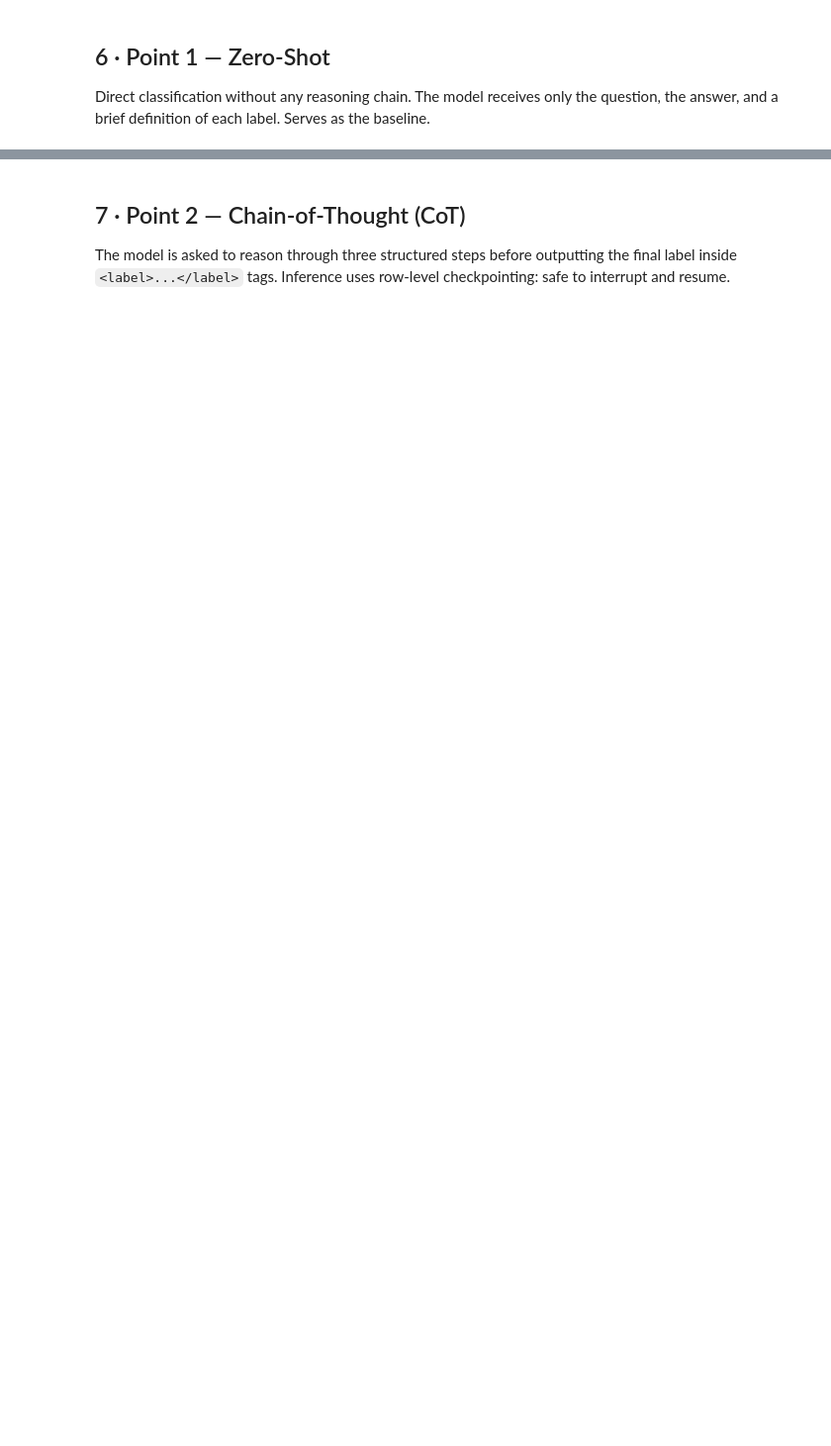
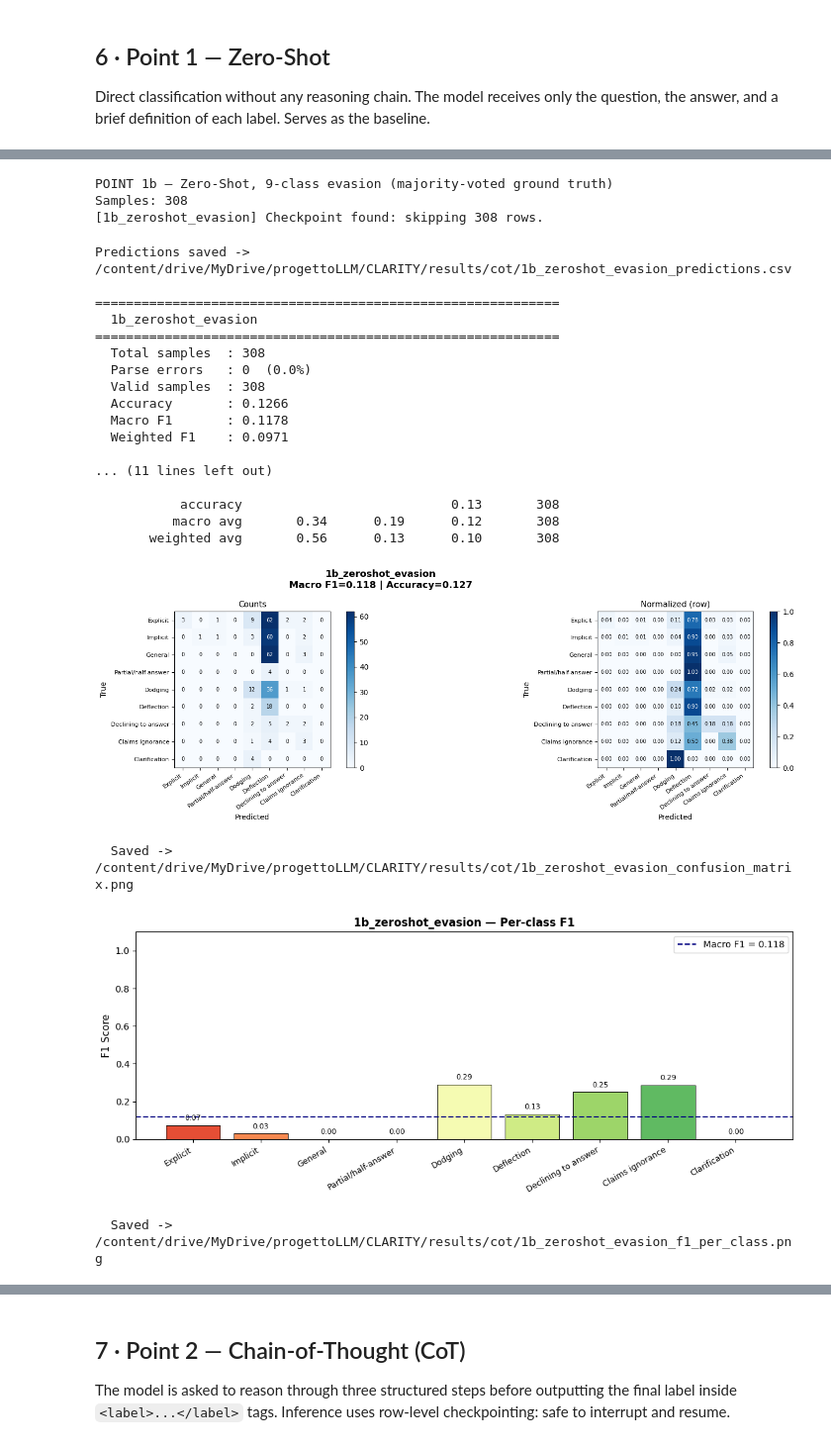
Before and after one commit to itsPinguiz/CLARITY, a Jupyter notebook: notebooks/03_cot_llm.ipynb, the cells around one changed output, grey strips where cells are left out. Shown at 99% size. Saved outputs shown, nothing was run; the diff lists cells and outputs as text; code cells hidden in the pictures; blank space fills up the shorter version.

```diff
--- a/notebooks/03_cot_llm.ipynb
+++ b/notebooks/03_cot_llm.ipynb
@@ -634,22 +775,48 @@ metrics_1a = evaluate_and_plot(
 # %%
 print('POINT 1b — Zero-Shot, 9-class evasion (majority-voted ground truth)')
 print(f'Samples: {len(df_test_1b)}')
 
 df_res_1b = run_inference(
     df           = df_test_1b,
     system_prompt= SYSTEM_1B,
     label_col    = 'evasion_majority',
     valid_labels = EVASION_LABELS,
     exp_name     = '1b_zeroshot_evasion',
+    csv_path     = str(SAVE_DIR / '1b_zeroshot_evasion_predictions.csv'),
 )
 
 csv_path = str(SAVE_DIR / '1b_zeroshot_evasion_predictions.csv')
 df_res_1b.to_csv(csv_path, index=False)
 print(f'Predictions saved -> {csv_path}')
 
 metrics_1b = evaluate_and_plot(
     df_results   = df_res_1b,
     valid_labels = EVASION_LABELS,
     exp_name     = '1b_zeroshot_evasion',
     save_dir     = SAVE_DIR,
 )
+# %% [output]
+POINT 1b — Zero-Shot, 9-class evasion (majority-voted ground truth)
+Samples: 308
+[1b_zeroshot_evasion] Checkpoint found: skipping 308 rows.
+Predictions saved -> /content/drive/MyDrive/progettoLLM/CLARITY/results/cot/1b_zeroshot_evasion_predictions.csv
+
+============================================================
+  1b_zeroshot_evasion
+============================================================
+  Total samples  : 308
+  Parse errors   : 0  (0.0%)
+  Valid samples  : 308
+  Accuracy       : 0.1266
+  Macro F1       : 0.1178
+  Weighted F1    : 0.0971
+
+... (11 lines left out)
+
+           accuracy                           0.13       308
+          macro avg       0.34      0.19      0.12       308
+       weighted avg       0.56      0.13      0.10       308
+[figure, added]
+  Saved -> /content/drive/MyDrive/progettoLLM/CLARITY/results/cot/1b_zeroshot_evasion_confusion_matrix.png
+[figure, added]
+  Saved -> /content/drive/MyDrive/progettoLLM/CLARITY/results/cot/1b_zeroshot_evasion_f1_per_class.png
```
Also changed, not shown: parts of 35 cells of this notebook, 17 other files.
